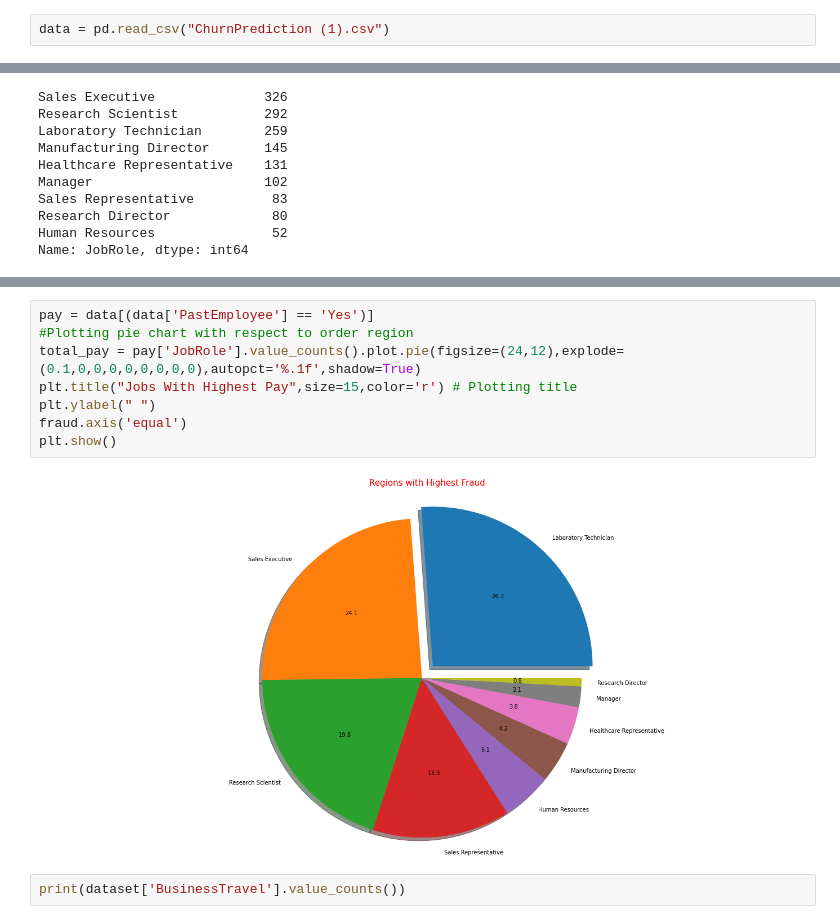
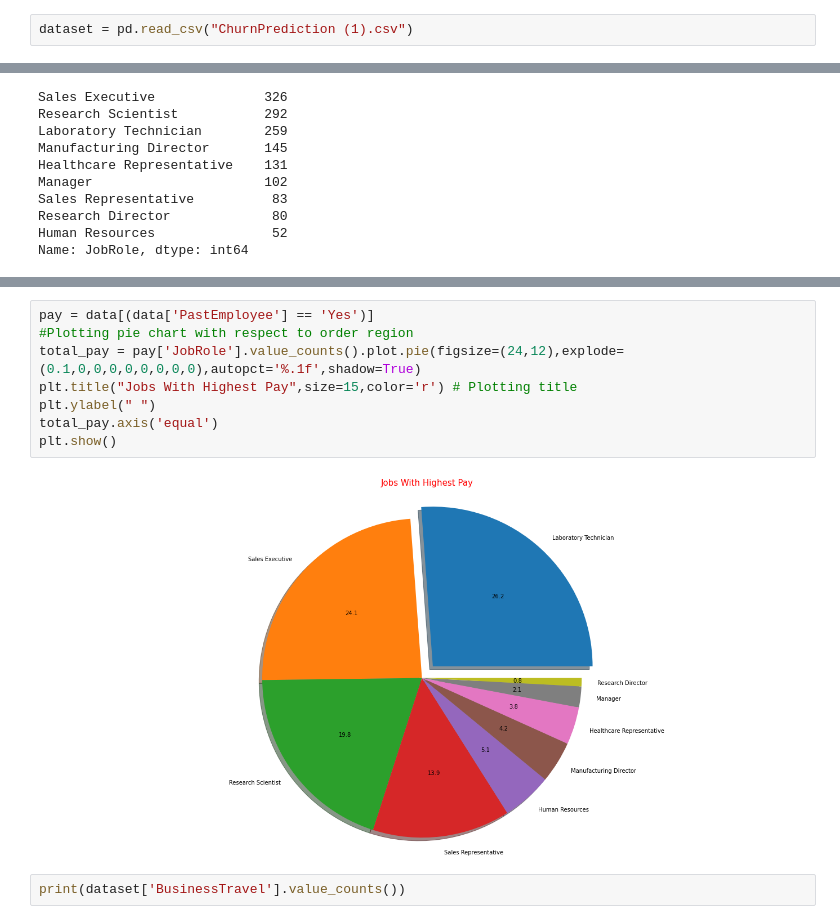
Before and after one commit to tirth-pipalia/Employee_Churn_Prediction, a Jupyter notebook: Employee_Churn_Prediction.ipynb, the cells around one changed output, grey strips where cells are left out. Cells and saved outputs as stored; diff of their text form.

```diff
--- a/Employee_Churn_Prediction.ipynb
+++ b/Employee_Churn_Prediction.ipynb
@@ -11,7 +14,7 @@ import numpy as np
 from imblearn.over_sampling import SMOTE
 import matplotlib.pyplot as plt
 # %%
-data = pd.read_csv("ChurnPrediction (1).csv")
+dataset = pd.read_csv("ChurnPrediction (1).csv")
 # %%
 print(data['JobRole'].value_counts())
 # %% [output]
@@ -28,13 +61,13 @@ Name: JobRole, dtype: int64
 # %%
 pay = data[(data['PastEmployee'] == 'Yes')]
 #Plotting pie chart with respect to order region
 total_pay = pay['JobRole'].value_counts().plot.pie(figsize=(24,12),explode=(0.1,0,0,0,0,0,0,0,0),autopct='%.1f',shadow=True)
 plt.title("Jobs With Highest Pay",size=15,color='r') # Plotting title
 plt.ylabel(" ")
-fraud.axis('equal')
+total_pay.axis('equal')
 plt.show()
 # %% [output]
-[figure, old version]
+[figure, new version]
 # %%
 print(dataset['BusinessTravel'].value_counts())
 # %% [output]
```
Also changed, not shown: parts of 15 cells of this notebook.
